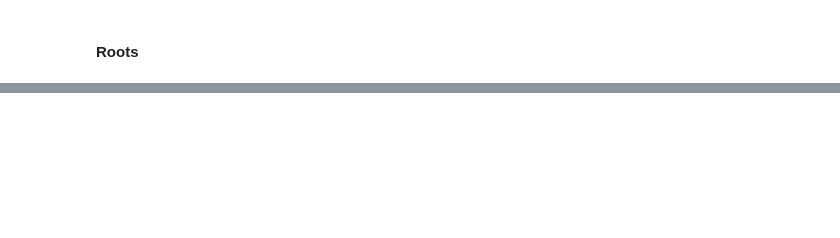
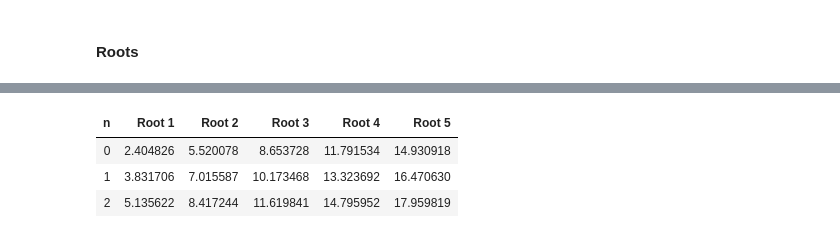
Before and after one commit to suleveer/cs323e-proj2, a Jupyter notebook: p2.ipynb, the cells around one changed output, grey strips where cells are left out. Saved outputs shown, nothing was run; the diff lists cells and outputs as text; code cells hidden in the pictures; blank space fills up the shorter version.

```diff
--- a/p2.ipynb
+++ b/p2.ipynb
@@ -39,0 +61,20 @@ plt.show()
+# %%
+from scipy.special import jn_zeros
+import pandas as pd
+
+# Find the first five positive zeros of J_n(x) for each order n.
+# The root at x = 0 for n = 1 and n = 2 is excluded.
+root_rows = []
+for n in [0, 1, 2]:
+    roots = jn_zeros(n, 5)
+    root_rows.append([n, *roots])
+
+# Show one row per n, with the roots in increasing order.
+root_columns = [f'Root {i}' for i in range(1, 6)]
+roots_table = pd.DataFrame(root_rows, columns=['n', *root_columns])
+roots_table.style.format({column: '{:.6f}' for column in root_columns}).hide(axis='index')
+# %% [output]
+| n | Root 1 | Root 2 | Root 3 | Root 4 | Root 5 |
+| 0 | 2.404826 | 5.520078 | 8.653728 | 11.791534 | 14.930918 |
+| 1 | 3.831706 | 7.015587 | 10.173468 | 13.323692 | 16.470630 |
+| 2 | 5.135622 | 8.417244 | 11.619841 | 14.795952 | 17.959819 |
```
Also changed, not shown: parts of 2 cells of this notebook.
